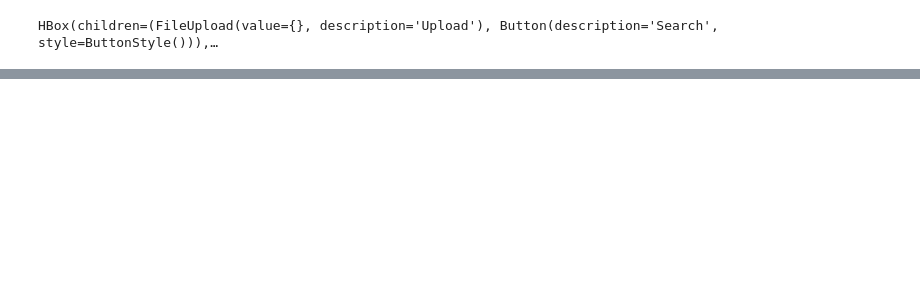
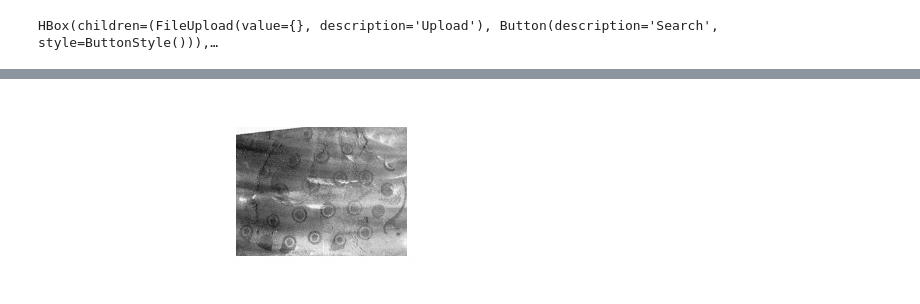
Before and after one commit to Samia067/crisp_app, a Jupyter notebook: image_search.ipynb, the cells around one changed output, grey strips where cells are left out. Drawn from its saved outputs; the diff is of its cells as text; code cells hidden in the pictures; blank space fills up the shorter version.

Commit message:
image search

```diff
--- a/image_search.ipynb
+++ b/image_search.ipynb
@@ -1,8 +1,9 @@
 # %%
-#@title ##← Click on the circled arrow and wait for up to 1 minute
+#@title ##← Click on the circled arrow and wait for up to 2 minute
 
 import sys
 # !{sys.executable} -m pip install torch==1.11.0+cu102  --extra-index-url https://download.pytorch.org/whl/cu102
+
 
 
 import torch
@@ -188,7 +189,7 @@ def load_model(weights):
     net = MatchingModel().to(device)
     file_id = '1UykBQexdmq8R4H51SImFMpZLvBZKoY7i'
     download(file_id, weights)
-    net.load_state_dict(torch.load(weights))
+    net.load_state_dict(torch.load(weights, map_location=device))
     return net
 
 
@@ -220,43 +221,51 @@ def on_button_clicked(b):
         query = torch.cat((img, zeros), dim=1).float()
         n_results = 36
         match_names, match_values = image_search(query, n_results)
-#         for match_name in match_names:
-#             path = os.path.join(database_name, 'image', match_name)
-#             display(Image.open(path))
 
-#         output.clear_output()
-        with output:
-            display(HTML(get_html(img, match_names, match_values)))
+        img_widgets = []
+        for match_name in match_names:
+            path = os.path.join(database_name, 'image', match_name)
+            display(Image.open(path))
+        #     file = open(path, "rb")
+        #     image = file.read()
+        #     # widgets.Image(value=image, layout=widgets.Layout('grid_auto_flow'))
+        #     img = widgets.Image(value=image, layout=widgets.Layout(display='inline-flex', flex_flow='row wrap'))
+        #     img_widgets.append(img)
+        #     # display(img)
+        # # display(img_widgets) #, layout=widgets.Layout(display='flex', flex_flow='row wrap'))
+
+        display(HTML(get_html(img, match_names, match_values)))
 
 print('==> Loading model')
 net = load_model('model.pth')
 
 print('==> Loading database features')
 database_feat_name = 'database_features.pt'
 file_id = '1qC341oZLESYO-hc3H2efhz5w7YDqag6s'
 download(file_id, database_feat_name)
-database_features = torch.load(database_feat_name).to(device)
+database_features = torch.load(database_feat_name, map_location=device).to(device)
 
 database_names = 'database_names.npy'
 file_id = '1h57KcyaO-ZynI4iS0j0_uHfFMXW44RWy'
 download(file_id, database_names)
 database_names = np.load(database_names)
 
 print('==> Loading database images')
 database_name = 'database'
 file_id = '1lHH2SM-0c1rY9OjM_mkwSxuolndDqbUF'
 download(file_id, database_name + '.zip')
 if not os.path.exists(database_name):
     with zipfile.ZipFile(database_name + '.zip', 'r') as zip_ref:
         zip_ref.extractall(database_name)
 
 clear_output()
 button = widgets.Button(description="Search")
 output = widgets.Output()
 uploader = widgets.FileUpload()
 
 display(widgets.HBox([uploader, button], layout=widgets.Layout(justify_content='center')), output)
 button.on_click(on_button_clicked)
 # %% [output]
 HBox(children=(FileUpload(value={}, description='Upload'), Button(description='Search', style=ButtonStyle())),…
 [interactive output not drawn]
+[figure, added]
```
Also changed, not shown: parts of 1 cell of this notebook.
